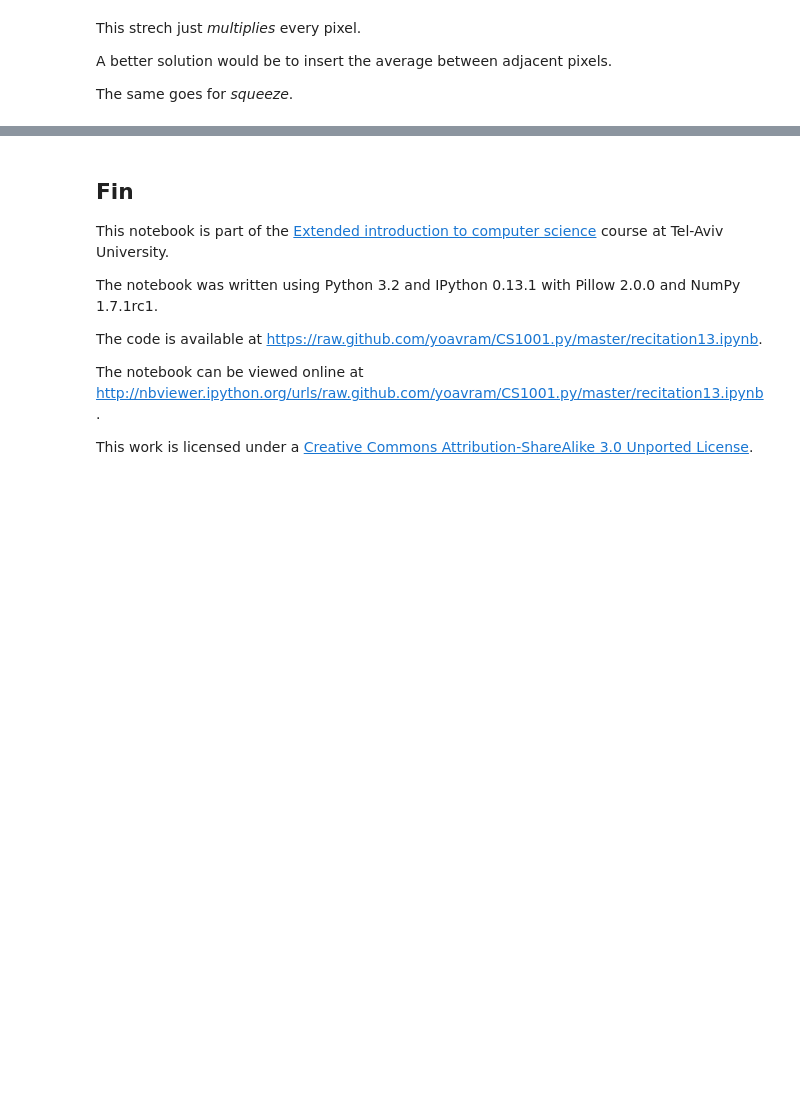
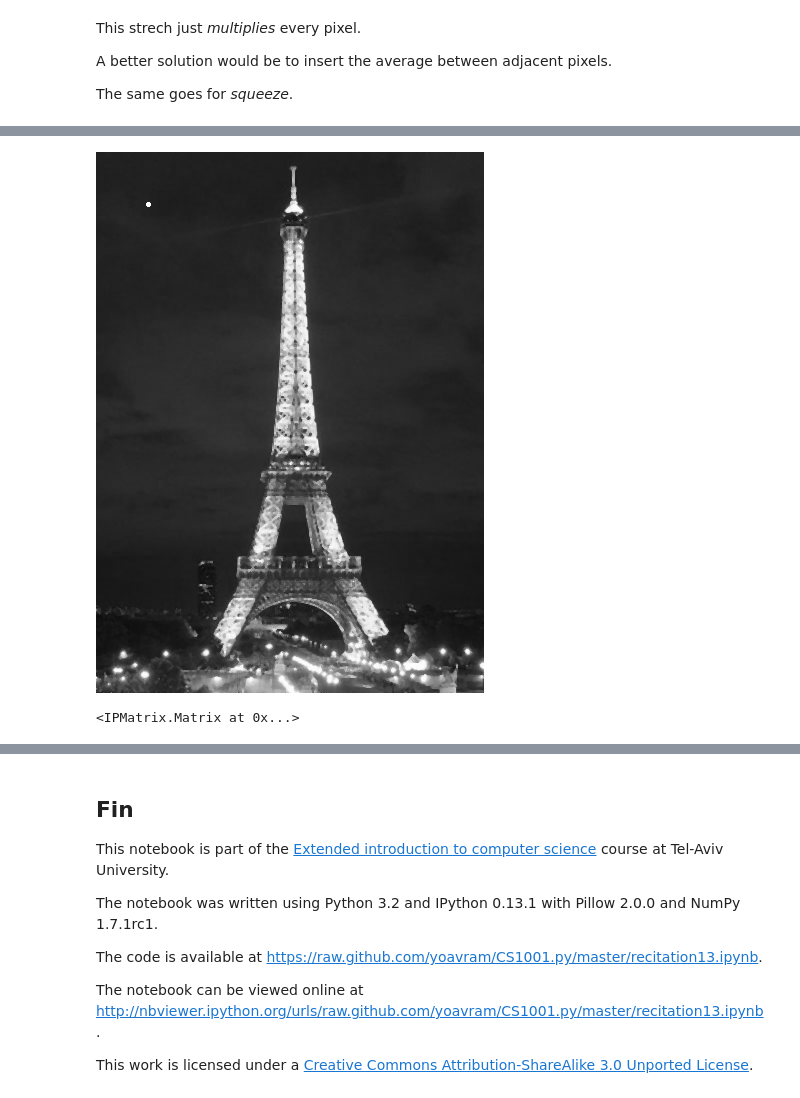
Before and after one commit to yoavram/CS1001.py, a Jupyter notebook: recitation13.ipynb, the cells around one changed output, grey strips where cells are left out. Saved outputs shown, nothing was run; the diff lists cells and outputs as text; code cells hidden in the pictures; blank space fills up the shorter version.

```diff
--- a/recitation13.ipynb
+++ b/recitation13.ipynb
@@ -177,0 +218,24 @@ The same goes for *squeeze*.
+# %%
+def items(mat):
+  lst = []
+  n,m = mat.dim()
+  for i in range(n):
+    lst = lst + [mat[i,j] for j in range(m)]
+  return lst
+
+def median(lst):
+    return sorted(lst)[len(lst) // 2]
+
+def local_medians(A, k=1):
+  n,m = A.dim()
+  res = A.copy()
+  for i in range(k,n-k):
+    for j in range(k,m-k):
+      neighborhood = items(A[i-k:i+k+1,j-k:j+k+1])
+      res[i,j] = median(neighborhood)
+  return res
+# %%
+local_medians(im)
+# %% [output]
+[figure, added]
+<IPMatrix.Matrix at 0x...>
```
Also changed, not shown: parts of 21 cells of this notebook.
